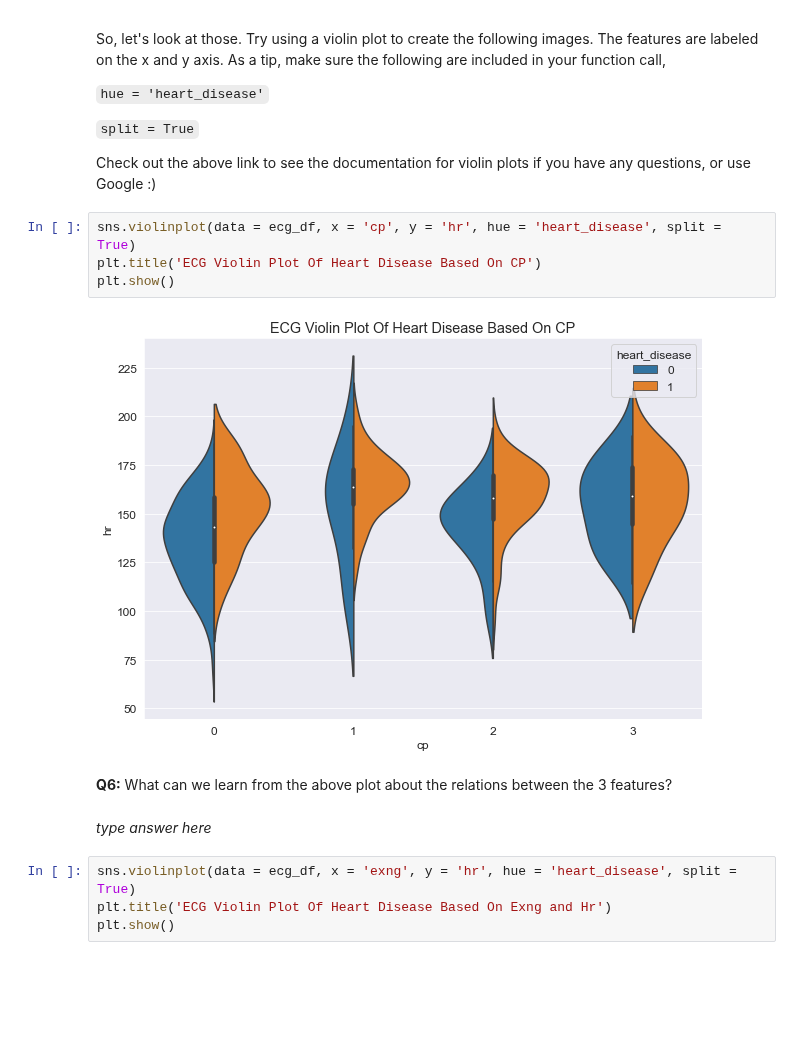
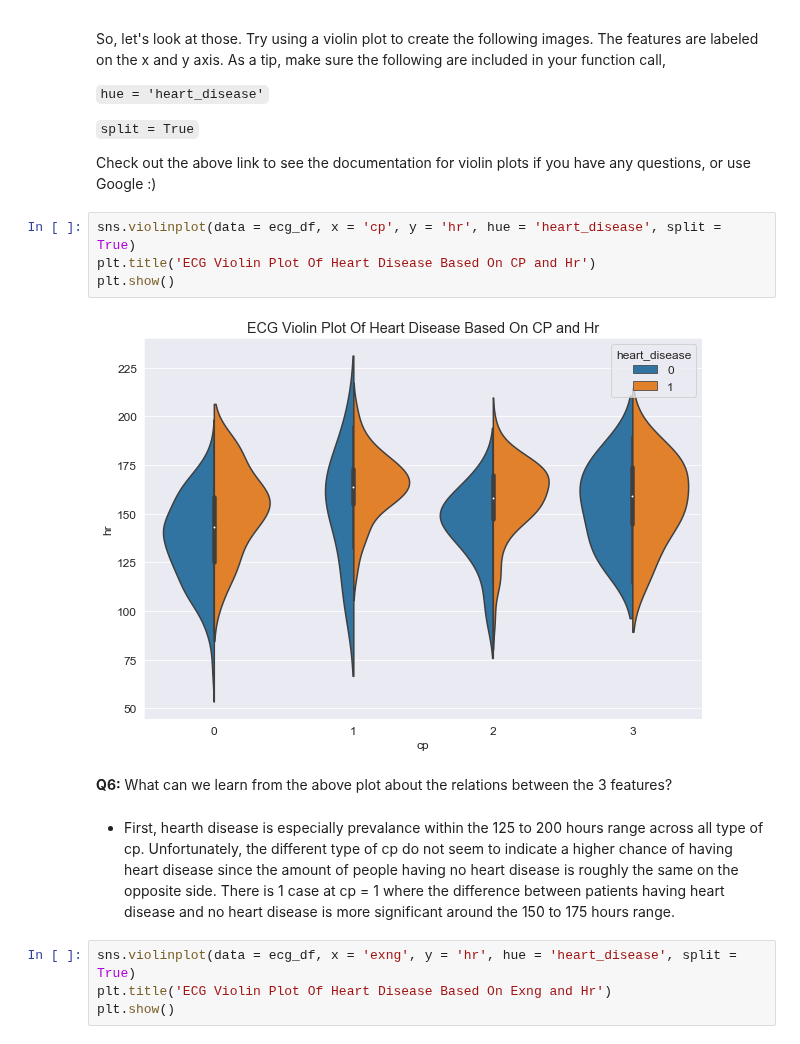
Before and after one commit to SirAbsolute0/Data_Science_I, a Jupyter notebook: HW2/hw2_student/Dinh+Phuong+1835957.ipynb, the cells around one changed output. Saved outputs shown, nothing was run; the diff lists cells and outputs as text; blank space fills up the shorter version.

```diff
--- a/HW2/hw2_student/hw2_student.ipynb
+++ b/HW2/hw2_student/Dinh+Phuong+1835957.ipynb
@@ -170,14 +172,14 @@ So, let's look at those. Try using a violin plot to create the following images.
 Check out the above link to see the documentation for violin plots if you have any questions, or use Google :)
 # %%
 sns.violinplot(data = ecg_df, x = 'cp', y = 'hr', hue = 'heart_disease', split = True)
-plt.title('ECG Violin Plot Of Heart Disease Based On CP')
+plt.title('ECG Violin Plot Of Heart Disease Based On CP and Hr')
 plt.show()
 # %% [output]
-[figure, old version]
+[figure, new version]
 # %% [markdown]
 __Q6:__ What can we learn from the above plot about the relations between the 3 features?
-# %% [markdown]
-_type answer here_
+# %% [markdown]
+- First, hearth disease is especially prevalance within the 125 to 200 hours range across all type of cp. Unfortunately, the different type of cp do not seem to indicate a higher chance of having heart disease since the amount of people having no heart disease is roughly the same on the opposite side. There is 1 case at cp = 1 where the difference between patients having heart disease and no heart disease is more significant around the 150 to 175 hours range.
 # %%
 sns.violinplot(data = ecg_df, x = 'exng', y = 'hr', hue = 'heart_disease', split = True)
 plt.title('ECG Violin Plot Of Heart Disease Based On Exng and Hr')
```
Also changed, not shown: parts of 12 cells of this notebook.
